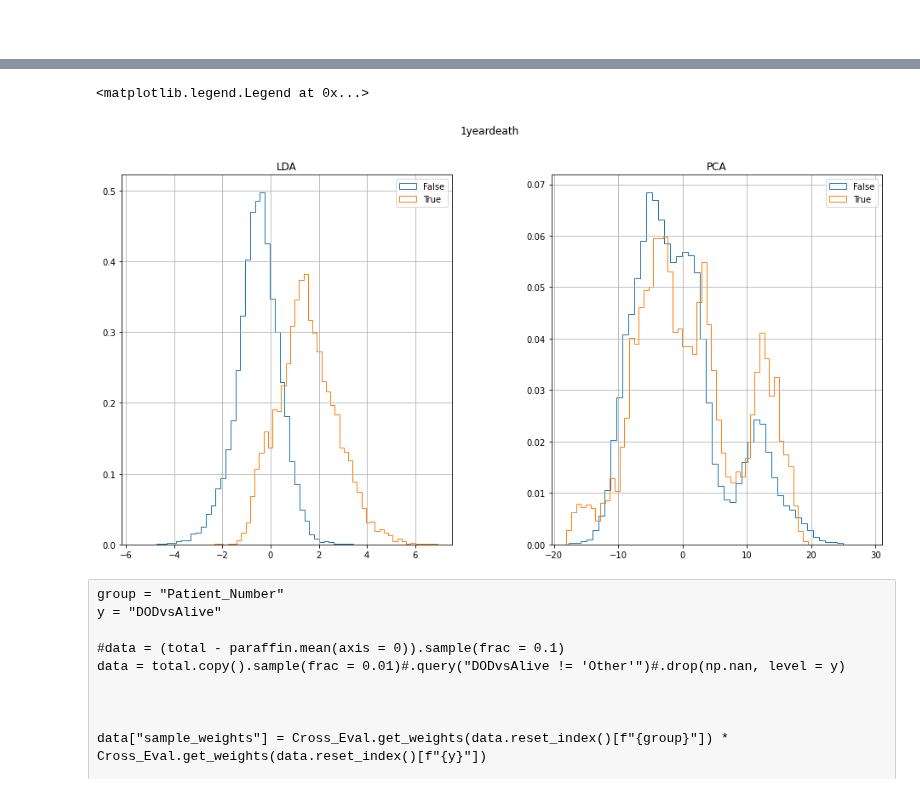
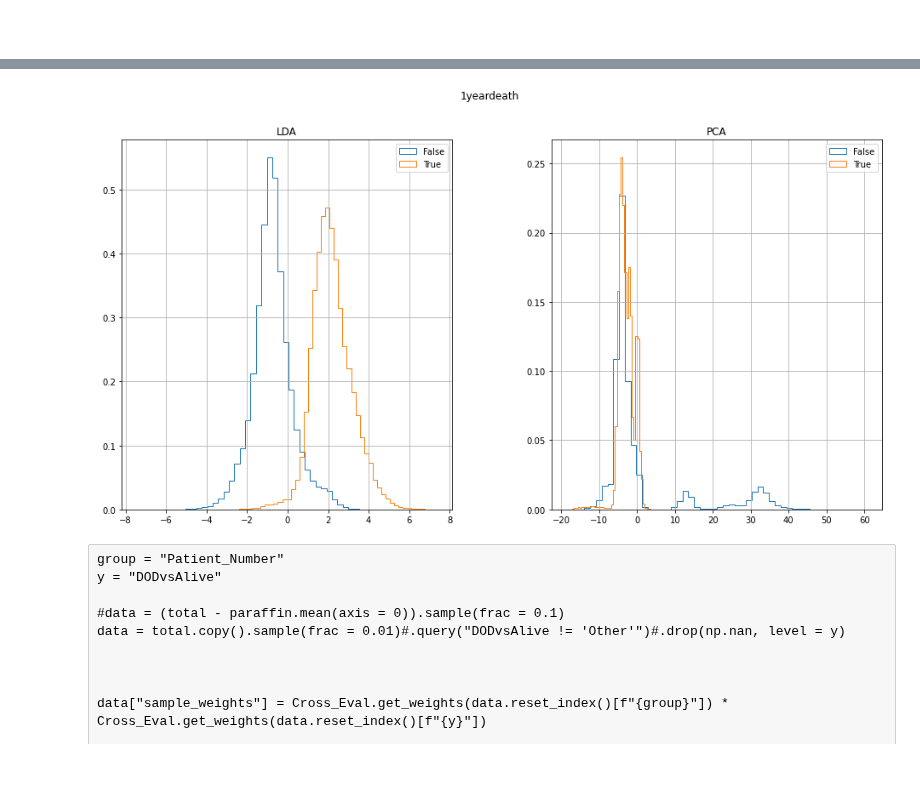
Before and after one commit to c-whitley/PHD, a Jupyter notebook: Prognosis.ipynb, the cells around one changed output, grey strips where cells are left out. Drawn from its saved outputs; the diff is of its cells as text; code cells hidden in the pictures.

```diff
--- a/Prognosis.ipynb
+++ b/Prognosis.ipynb
@@ -311,37 +322,41 @@ pipe = Pipeline([
+# %%
+all=data
 # %%
 y = "1yeardeath"
 
 fig, (ax1, ax2) = plt.subplots(ncols = 2, figsize = (16,8))
 fig.suptitle(y)
 
-data = total.copy().sample(frac = 0.1)#.drop(np.nan, level = "DODvsAlive")
+#data = total.copy().sample(frac = 0.1)#.drop(np.nan, level = "DODvsAlive")
+#data=data.iloc[:,:-1]
+data=all.iloc[:,-3:]
 
 total_lda = pd.DataFrame(
     LinearDiscriminantAnalysis(n_components = 1).fit_transform(pcapipe.fit_transform(data), data.reset_index()[f"{y}"].values)
     , index = data.index)
 
 
 for name, df in total_lda.groupby(level = f"{y}"):
 
     df.hist(0, bins = 50, ax = ax1, histtype = 'step', label = name, density = True)
 
 ax1.set_title("LDA")
 ax1.legend()
 
 total_pca = pd.DataFrame(
     PCA(n_components = 1).fit_transform(pcapipe.fit_transform(data), data.reset_index()[f"{y}"])
     , index = data.index)
 
 
 for name, df in total_pca.groupby(level = f"{y}"):
 
     df.hist(0, bins = 50, ax = ax2, histtype = 'step', label = name, density = True)
 
 ax2.set_title("PCA")
 plt.legend()
+fig.savefig(os.path.join(os.getcwd(),'Plots/1yeardeath/ldaplot_ASMA.png'))
 # %% [output]
-<matplotlib.legend.Legend at 0x...>
-[figure, old version]
+[figure, new version]
 # %% [raw]
 group = "Patient_Number"
 y = "DODvsAlive"
```
Also changed, not shown: parts of 7 cells of this notebook.
